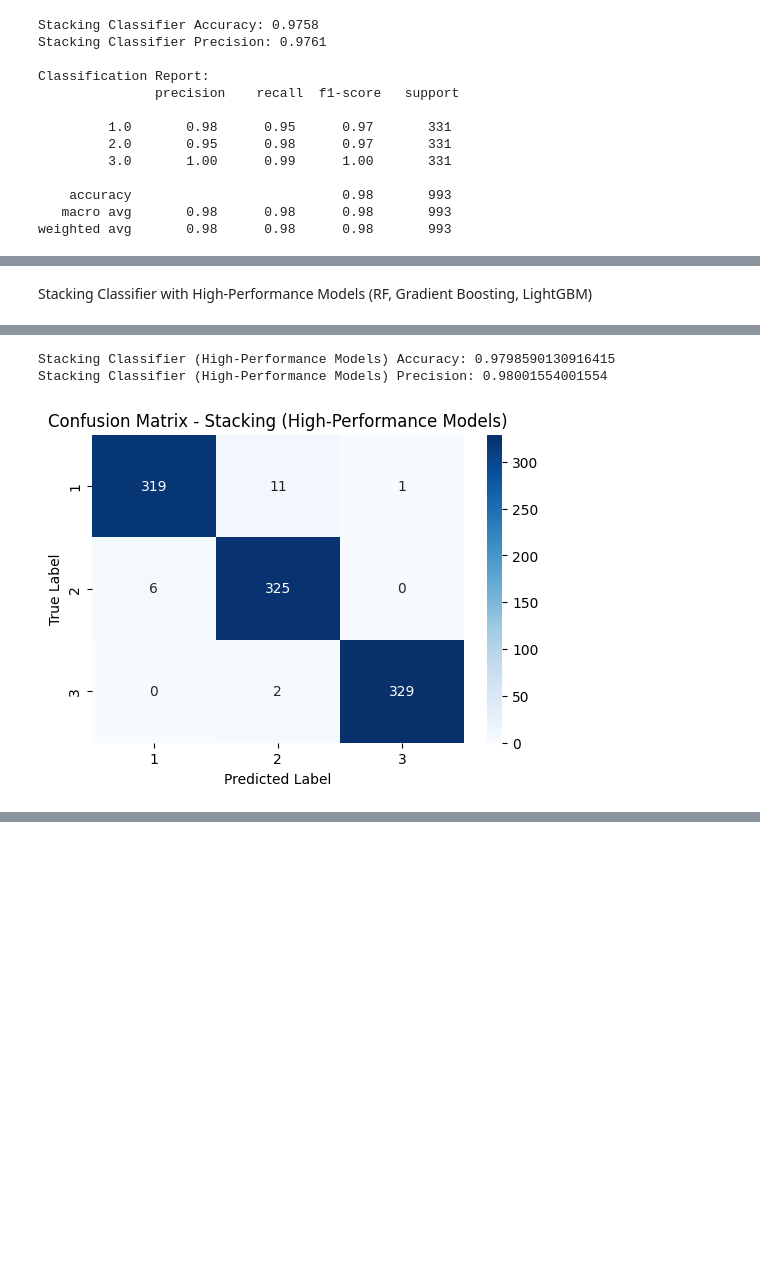
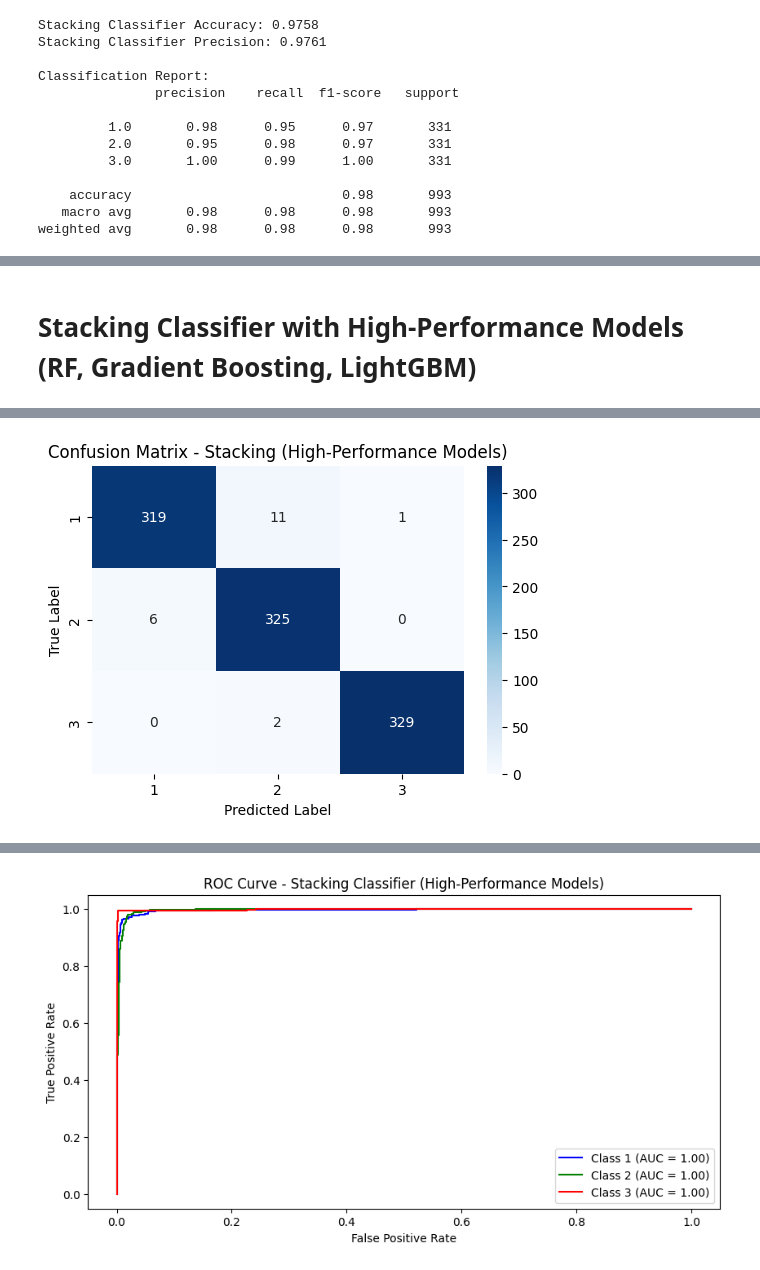
Before and after one commit to sneha0011/Predictive-Analytics-for-Fetal-Health-Conditions-Using-CTG-Data, a Jupyter notebook: fetal_health_Stacking.ipynb, the cells around one changed output, grey strips where cells are left out. Drawn from its saved outputs; the diff is of its cells as text; code cells hidden in the pictures; blank space fills up the shorter version.

```diff
--- a/fetal_health_Stacking.ipynb
+++ b/fetal_health_Stacking.ipynb
@@ -928,41 +891,52 @@ weighted avg       0.97      0.97      0.97       993
 # %% [markdown]
-Stacking Classifier with High-Performance Models (RF, Gradient Boosting, LightGBM)
+# Stacking Classifier with High-Performance Models (RF, Gradient Boosting, LightGBM)
 # %%
-from sklearn.ensemble import StackingClassifier
-from sklearn.ensemble import RandomForestClassifier, GradientBoostingClassifier
+import warnings
+import numpy as np
+import seaborn as sns
+import matplotlib.pyplot as plt
+from sklearn.ensemble import StackingClassifier, RandomForestClassifier, GradientBoostingClassifier
 from lightgbm import LGBMClassifier
 from sklearn.linear_model import LogisticRegression
-from sklearn.metrics import accuracy_score, precision_score, confusion_matrix, classification_report
-import seaborn as sns
-import matplotlib.pyplot as plt
+from sklearn.metrics import accuracy_score, precision_score, confusion_matrix, classification_report, roc_curve, auc
+from sklearn.preprocessing import label_binarize
+from itertools import cycle
 
-# Define high-performance base models
+# 🔹 Suppress Warnings (LightGBM & Deprecation Warnings)
+warnings.filterwarnings("ignore")
+
+from sklearn.preprocessing import StandardScaler
+
+# Apply Standard Scaling
+scaler = StandardScaler()
+X_train = scaler.fit_transform(X_train)
+X_test = scaler.transform(X_test)
+
+# 🔹 Step 1: Define High-Performance Base Models
 base_models = [
     ('rf', RandomForestClassifier(n_estimators=100, random_state=42)),
     ('gb', GradientBoostingClassifier(n_estimators=100, random_state=42)),
-    ('lgbm', LGBMClassifier(n_estimators=100, random_state=42))
+    ('lgbm', LGBMClassifier(n_estimators=100, random_state=42, verbose=-1))  # Suppress LGBM warnings
 ]
 
-# Define meta-model (final estimator)
-meta_model = LogisticRegression(max_iter=1000, random_state=42)
+# 🔹 Step 2: Define Meta-Model
+meta_model = LogisticRegression(max_iter=1000, random_state=42, class_weight='balanced')
 
-# Create Stacking Classifier
+# 🔹 Step 3: Create & Train Stacking Classifier
 stacking_clf_high = StackingClassifier(estimators=base_models, final_estimator=meta_model, cv=5)
-
-# Train the model
 stacking_clf_high.fit(X_train, y_train)
 
-# Predictions
+# 🔹 Step 4: Make Predictions
 y_pred_high = stacking_clf_high.predict(X_test)
 
-# Evaluate performance
+# 🔹 Step 5: Evaluate Performance
 accuracy_high = accuracy_score(y_test, y_pred_high)
 precision_high = precision_score(y_test, y_pred_high, average='weighted')
 
-print("Stacking Classifier (High-Performance Models) Accuracy:", accuracy_high)
-print("Stacking Classifier (High-Performance Models) Precision:", precision_high)
+print(" Stacking Classifier (High-Performance Models) Accuracy:", accuracy_high)
+print(" Stacking Classifier (High-Performance Models) Precision:", precision_high)
 
-# Confusion Matrix
+# 🔹 Step 6: Confusion Matrix
 conf_matrix_high = confusion_matrix(y_test, y_pred_high)
 plt.figure(figsize=(6, 4))
 sns.heatmap(conf_matrix_high, annot=True, fmt='d', cmap='Blues', xticklabels=[1, 2, 3], yticklabels=[1, 2, 3])
@@ -971,6 +945,28 @@ plt.ylabel("True Label")
 plt.title("Confusion Matrix - Stacking (High-Performance Models)")
 plt.show()
 
-# Classification Report
-print("\nClassification Report:\n", classification_report(y_test, y_pred_high))
+# 🔹 Step 7: Classification Report
+print("\n🔹 Classification Report:\n", classification_report(y_test, y_pred_high))
+
+# 🔹 Step 8: Generate ROC Curve for Multi-Class Classification
+y_test_bin = label_binarize(y_test, classes=[1, 2, 3])  # Convert labels into binary format
+n_classes = y_test_bin.shape[1]
+
+# Get predicted probabilities
+y_score_stacking = stacking_clf_high.predict_proba(X_test)
+
+# Define colors for classes
+colors = cycle(["blue", "green", "red"])
+
+plt.figure(figsize=(10, 5))
+
+for i, color in zip(range(n_classes), colors):
+    fpr, tpr, _ = roc_curve(y_test_bin[:, i], y_score_stacking[:, i])
+    plt.plot(fpr, tpr, color=color, label=f'Class {i+1} (AUC = {auc(fpr, tpr):.2f})')
+
+plt.title("ROC Curve - Stacking Classifier (High-Performance Models)")
+plt.xlabel("False Positive Rate")
+plt.ylabel("True Positive Rate")
+plt.legend()
+plt.show()
 # %% [output]
@@ -985,0 +975 @@ And if memory is not enough, you can set `force_col_wise=true`.
+[figure]
@@ -1027,3 +985,0 @@ You can set `force_col_wise=true` to remove the overhead.
-Stacking Classifier (High-Performance Models) Accuracy: 0.9798590130916415
-Stacking Classifier (High-Performance Models) Precision: 0.98001554001554
-[figure]
@@ -1039,0 +986 @@ weighted avg       0.98      0.98      0.98       993
+[figure, added]
```
Also changed, not shown: parts of 45 cells of this notebook.
